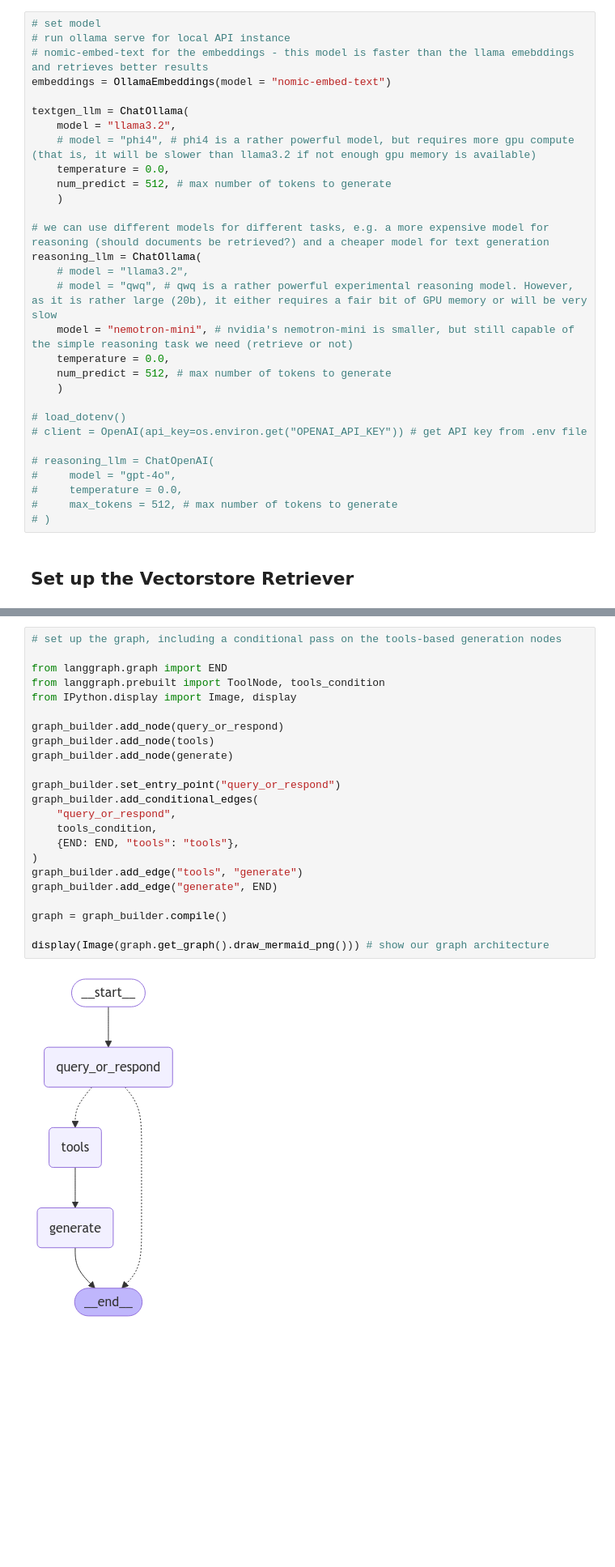
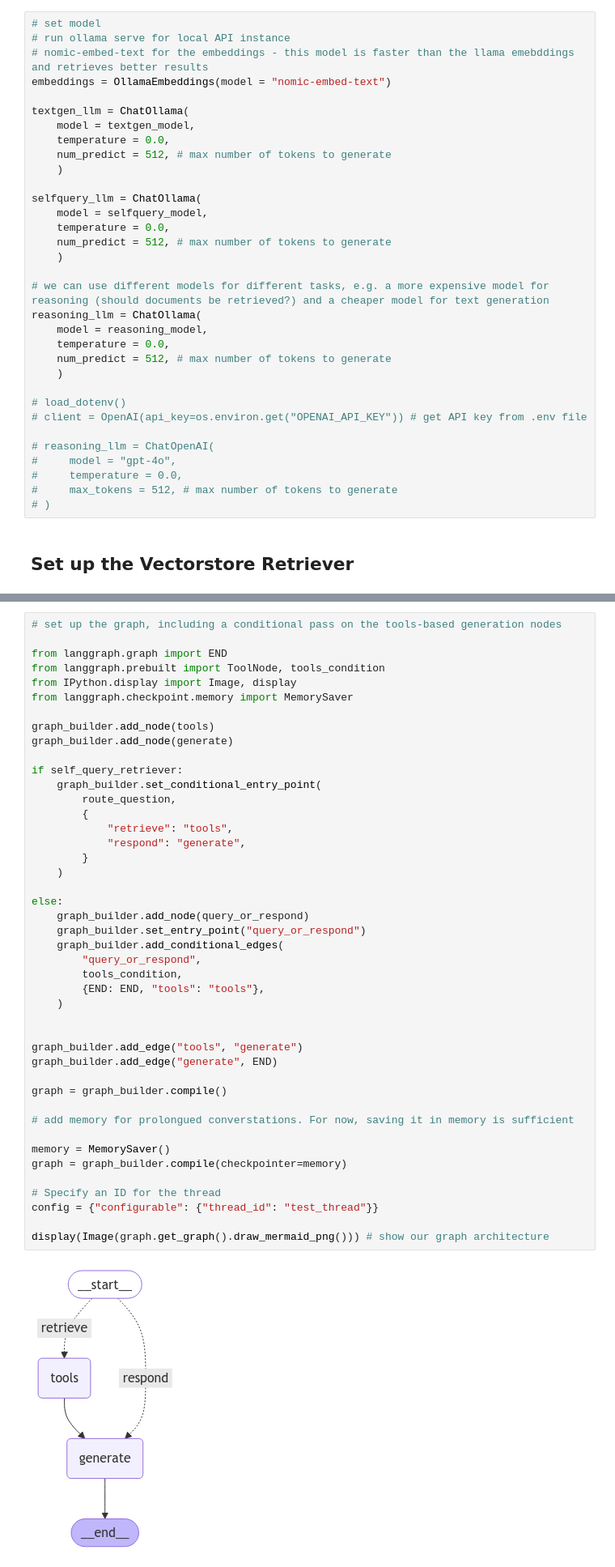
Before and after one commit to TimBMK/lit_helper, a Jupyter notebook: conv_agent_tests.ipynb, the cells around one changed output, grey strips where cells are left out. Shown at 81% size. Drawn from its saved outputs; the diff is of its cells as text; blank space fills up the shorter version.

Commit message:
started implementing self query retriever with dedicated router

```diff
--- a/conv_agent_tests.ipynb
+++ b/conv_agent_tests.ipynb
@@ -29,17 +57,20 @@ from re import match
 embeddings = OllamaEmbeddings(model = "nomic-embed-text")
 
 textgen_llm = ChatOllama(
-    model = "llama3.2",
-    # model = "phi4", # phi4 is a rather powerful model, but requires more gpu compute (that is, it will be slower than llama3.2 if not enough gpu memory is available)
+    model = textgen_model,
+    temperature = 0.0,
+    num_predict = 512, # max number of tokens to generate
+    )
+
+selfquery_llm = ChatOllama(
+    model = selfquery_model,
     temperature = 0.0,
     num_predict = 512, # max number of tokens to generate
     )
 
 # we can use different models for different tasks, e.g. a more expensive model for reasoning (should documents be retrieved?) and a cheaper model for text generation
 reasoning_llm = ChatOllama(
-    # model = "llama3.2",
-    # model = "qwq", # qwq is a rather powerful experimental reasoning model. However, as it is rather large (20b), it either requires a fair bit of GPU memory or will be very slow
-    model = "nemotron-mini", # nvidia's nemotron-mini is smaller, but still capable of the simple reasoning task we need (retrieve or not)
+    model = reasoning_model,
     temperature = 0.0,
     num_predict = 512, # max number of tokens to generate
     )
@@ -242,28 +391,49 @@ def generate(state: MessagesState):
 # %%
 # set up the graph, including a conditional pass on the tools-based generation nodes
 
 from langgraph.graph import END
 from langgraph.prebuilt import ToolNode, tools_condition
 from IPython.display import Image, display
+from langgraph.checkpoint.memory import MemorySaver
 
-graph_builder.add_node(query_or_respond)
 graph_builder.add_node(tools)
 graph_builder.add_node(generate)
 
-graph_builder.set_entry_point("query_or_respond")
-graph_builder.add_conditional_edges(
-    "query_or_respond",
-    tools_condition,
-    {END: END, "tools": "tools"},
-)
+if self_query_retriever:
+    graph_builder.set_conditional_entry_point(
+        route_question,
+        {
+            "retrieve": "tools",
+            "respond": "generate",
+        }
+    )
+
+else:
+    graph_builder.add_node(query_or_respond)
+    graph_builder.set_entry_point("query_or_respond")
+    graph_builder.add_conditional_edges(
+        "query_or_respond",
+        tools_condition,
+        {END: END, "tools": "tools"},
+    )
+
+
 graph_builder.add_edge("tools", "generate")
 graph_builder.add_edge("generate", END)
 
 graph = graph_builder.compile()
 
+# add memory for prolongued converstations. For now, saving it in memory is sufficient
+
+memory = MemorySaver()
+graph = graph_builder.compile(checkpointer=memory)
+
+# Specify an ID for the thread
+config = {"configurable": {"thread_id": "test_thread"}}
+
 display(Image(graph.get_graph().draw_mermaid_png())) # show our graph architecture
 # %% [output]
-[figure, old version]
+[figure, new version]
 # %%
 input_message = "Hello" # whether or not the model correctly decides to use a tool is highly dependant on the model used; e.g gpt-4o is a lot better at this than llama3.2, qwq and nemotron-mini can handle this too
 
```
Also changed, not shown: parts of 12 cells of this notebook.
